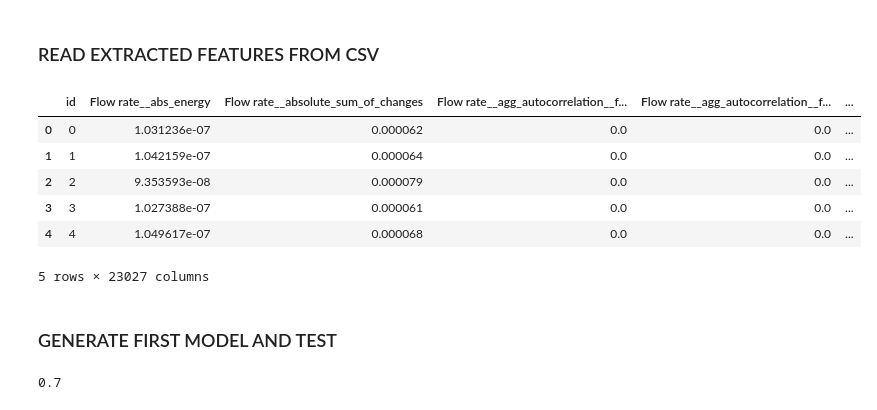
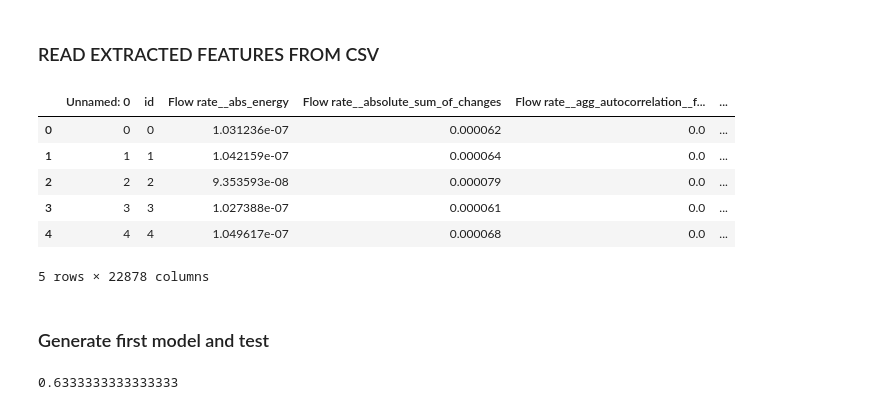
Before and after one commit to xetxezarreta/composite-analysis, a Jupyter notebook: composite.ipynb, the cells around one changed output. Cells and saved outputs as stored; diff of their text form; code cells hidden in the pictures.

```diff
--- a/composite.ipynb
+++ b/composite.ipynb
@@ -53,31 +59,30 @@ extracted_features.to_csv('temp/extracted_features.csv')
 # %%
 import pandas as pd
 
-extracted_features = pd.read_csv('temp/extracted_features.csv')
+extracted_features = pd.read_csv('temp/extracted_features_cleaned.csv')
 extracted_features.head()
 # %% [output]
-|  | id | Flow rate__abs_energy | Flow rate__absolute_sum_of_changes | Flow rate__agg_autocorrelation__f... | Flow rate__agg_autocorrelation__f... | ... |
-| 0 | 0 | 1.031236e-07 | 0.000062 | 0.0 | 0.0 | ... |
-| 1 | 1 | 1.042159e-07 | 0.000064 | 0.0 | 0.0 | ... |
-| 2 | 2 | 9.353593e-08 | 0.000079 | 0.0 | 0.0 | ... |
-| 3 | 3 | 1.027388e-07 | 0.000061 | 0.0 | 0.0 | ... |
-| 4 | 4 | 1.049617e-07 | 0.000068 | 0.0 | 0.0 | ... |
+|  | Unnamed: 0 | id | Flow rate__abs_energy | Flow rate__absolute_sum_of_changes | Flow rate__agg_autocorrelation__f... | ... |
+| 0 | 0 | 0 | 1.031236e-07 | 0.000062 | 0.0 | ... |
+| 1 | 1 | 1 | 1.042159e-07 | 0.000064 | 0.0 | ... |
+| 2 | 2 | 2 | 9.353593e-08 | 0.000079 | 0.0 | ... |
+| 3 | 3 | 3 | 1.027388e-07 | 0.000061 | 0.0 | ... |
+| 4 | 4 | 4 | 1.049617e-07 | 0.000068 | 0.0 | ... |
-5 rows × 23027 columns
+5 rows × 22878 columns
-# %% [markdown]
-### GENERATE FIRST MODEL AND TEST
+# %% [markdown]
+### Generate first model and test
 # %%
 from sklearn.model_selection import train_test_split
 from sklearn.metrics import classification_report
 from sklearn.ensemble import RandomForestClassifier
 from sklearn.metrics import accuracy_score
 
-extracted_features = extracted_features.dropna(axis=1)
-extracted_features = extracted_features.replace([np.inf, -np.inf], np.nan).dropna(axis=1)
+seed = 0
 
-X_train, X_test, y_train, y_test = train_test_split(extracted_features, target, test_size=.3)
-rf_model = RandomForestClassifier(n_estimators=100).fit(X_train, np.ravel(y_train))
+X_train, X_test, y_train, y_test = train_test_split(extracted_features, target, test_size=.3, random_state=seed)
+rf_model = RandomForestClassifier(n_estimators=100, random_state=seed).fit(X_train, np.ravel(y_train))
 y_pred = rf_model.predict(X_test)
 
 accuracy_score(y_test, y_pred)
 # %% [output]
-0.7
+0.6333333333333333
```
Also changed, not shown: parts of 5 cells of this notebook, 1 other file.
